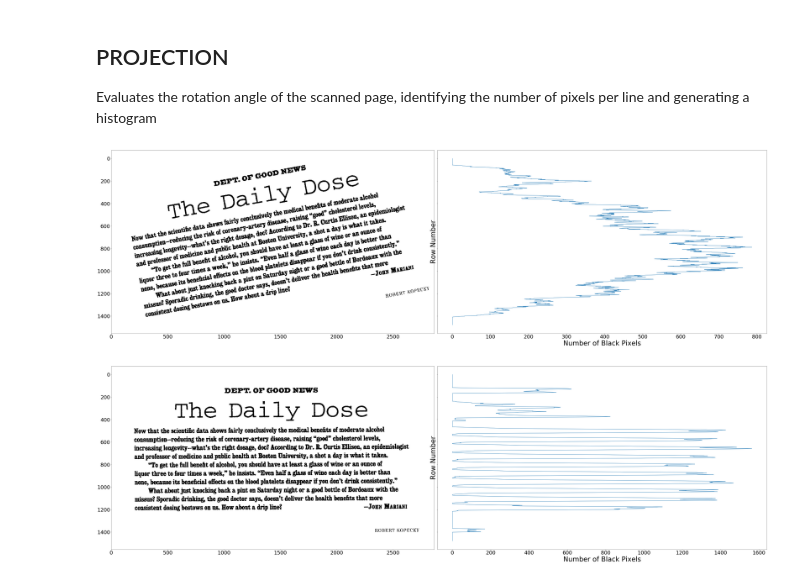
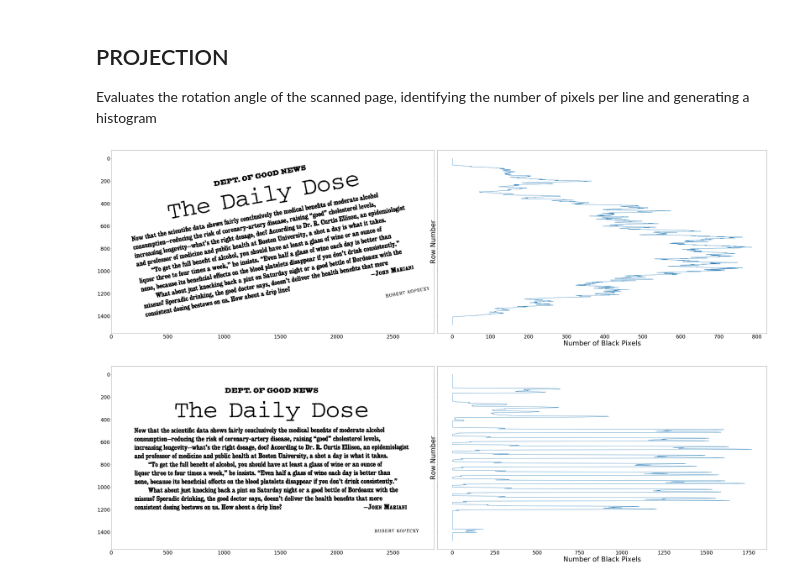
Before and after one commit to loredeluca/Document-Recognition, a Jupyter notebook: Project DDM - Preprocessing.ipynb, the cells around one changed output. Cells and saved outputs as stored; diff of their text form; code cells hidden in the pictures.

```diff
--- a/Project DDM - Preprocessing.ipynb
+++ b/Project DDM - Preprocessing.ipynb
@@ -146,24 +146,24 @@ The image is rotated of -1.26 degrees
 
 Evaluates the rotation angle of the scanned page, identifying the number of pixels per line and generating a histogram
 # %%
-img_name='rot_rotated.tif'
-img_name1='rot.png'
+img_name='test_rotated.tif'
+img_name1='test.png'
 path='images/'+img_name
 path1='images/'+img_name1
 img = cv2.imread(path)
 img1 = cv2.imread(path1)
 
 img_bin = binarization('Otsu', img)
 img_bin_A = removeFiguresOrSpots(img_bin,'spots')
 
 img_bin1 = binarization('Otsu', img1)
 img_bin1_A = removeFiguresOrSpots(img_bin1,'spots')
 
 counts, row_number = projection(img_bin)
 counts1, row_number1 = projection(img_bin1)
 
 showProjection(img_bin1_A,counts1,row_number1)
 showProjection(img_bin_A,counts,row_number)
 # %% [output]
 [figure]
-[figure, old version]
+[figure, new version]
```
Also changed, not shown: parts of 1 cell of this notebook, 3 other files.
